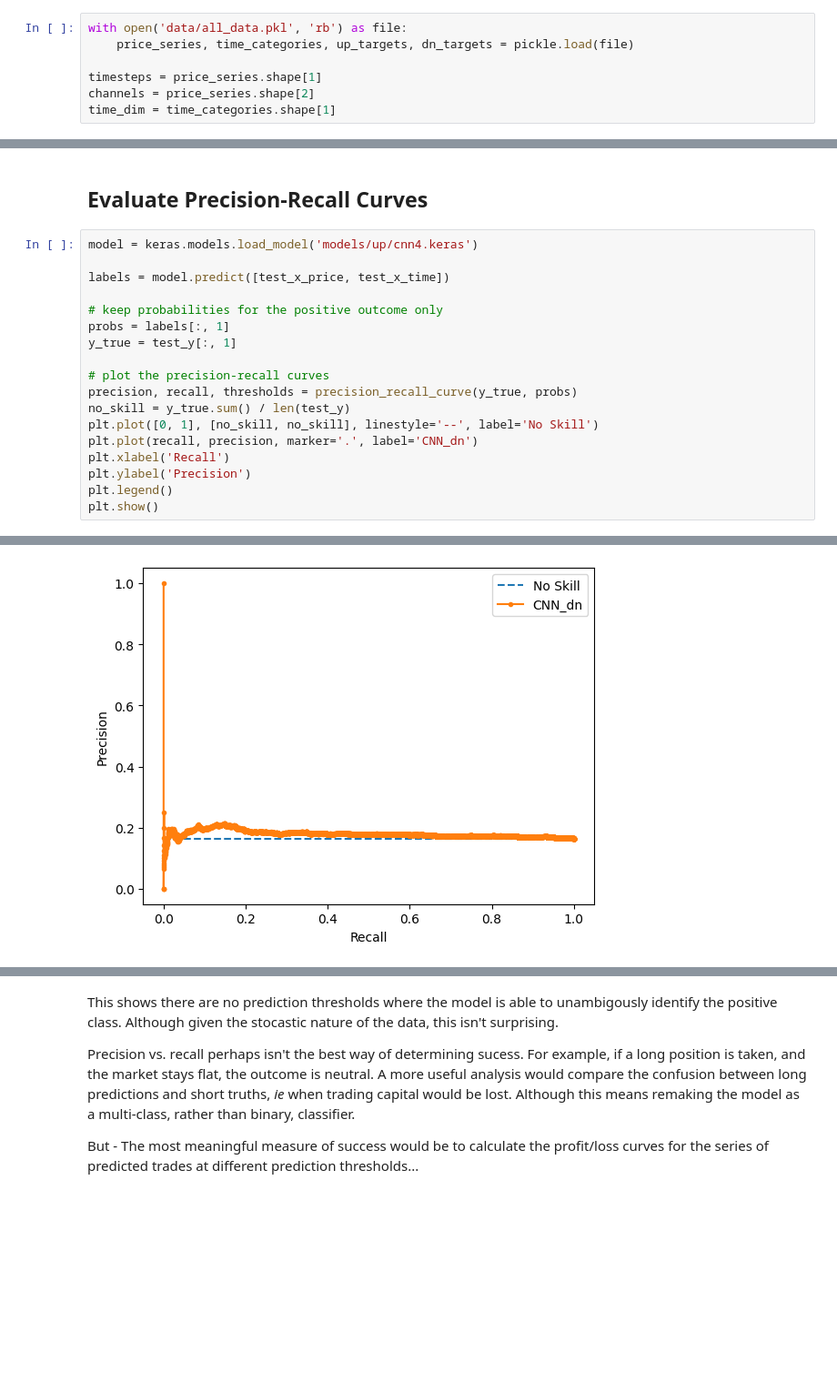
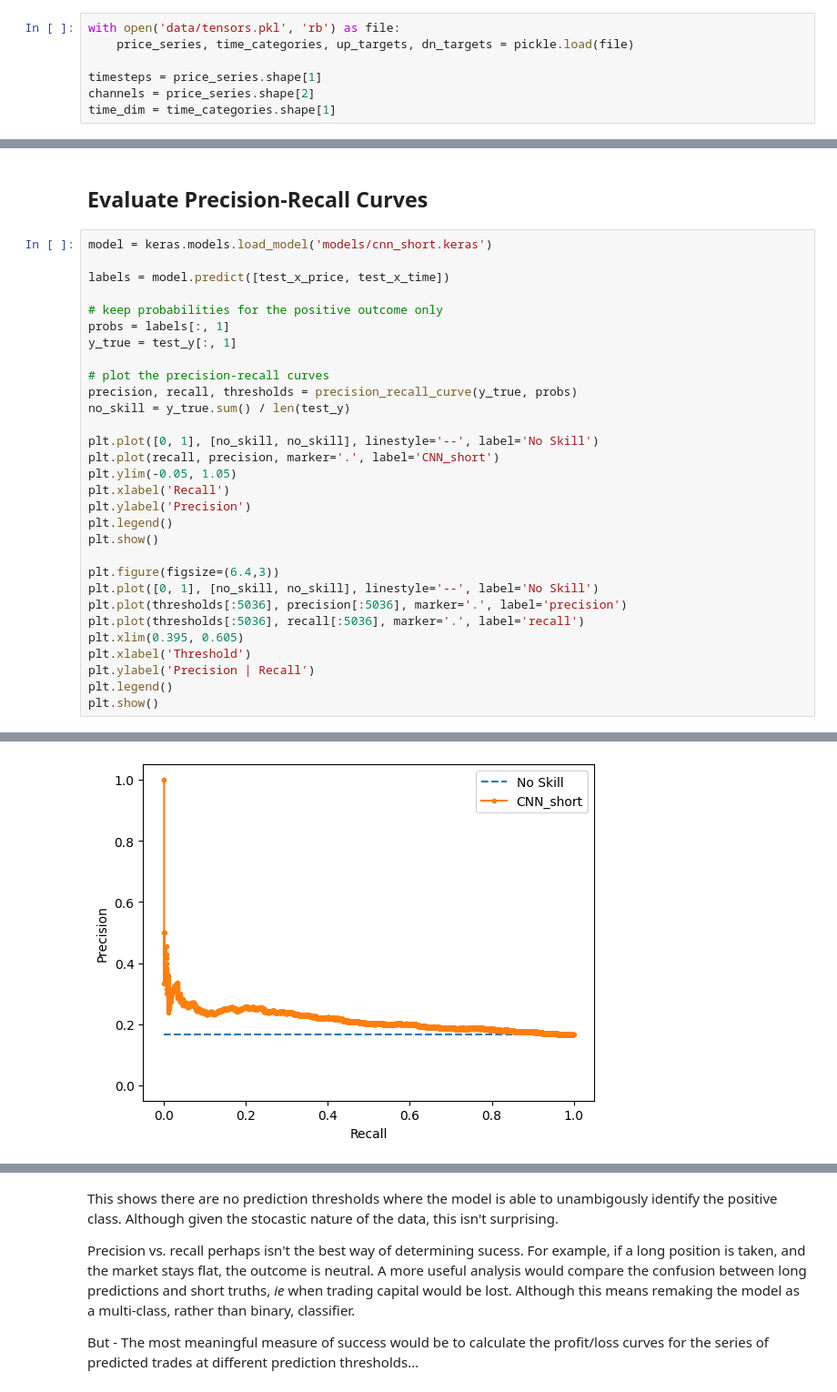
Before and after one commit to colurw/temporal_CNN, a Jupyter notebook: 2_train_model.ipynb, the cells around one changed output, grey strips where cells are left out. Shown: that part at 91% size. Drawn from its saved outputs; the diff is of its cells as text; blank space fills up the shorter version.

```diff
--- a/2_train_model.ipynb
+++ b/2_train_model.ipynb
@@ -25,7 +23,7 @@ WARNING:tensorflow:From c:\Users\catie\AppData\Local\Programs\Python\Python311\L
 # %% [markdown]
 ## Load Data
 # %%
-with open('data/all_data.pkl', 'rb') as file:
+with open('data/tensors.pkl', 'rb') as file:
     price_series, time_categories, up_targets, dn_targets = pickle.load(file)
 
 timesteps = price_series.shape[1]
@@ -131,7 +132,7 @@ model.save('models/up/cnn4.keras')
 # %% [markdown]
 ## Evaluate Precision-Recall Curves
 # %%
-model = keras.models.load_model('models/up/cnn4.keras')
+model = keras.models.load_model('models/cnn_short.keras')
 
 labels = model.predict([test_x_price, test_x_time])
 
@@ -142,10 +143,22 @@ y_true = test_y[:, 1]
 # plot the precision-recall curves
 precision, recall, thresholds = precision_recall_curve(y_true, probs)
 no_skill = y_true.sum() / len(test_y)
+
 plt.plot([0, 1], [no_skill, no_skill], linestyle='--', label='No Skill')
-plt.plot(recall, precision, marker='.', label='CNN_dn')
+plt.plot(recall, precision, marker='.', label='CNN_short')
+plt.ylim(-0.05, 1.05)
 plt.xlabel('Recall')
 plt.ylabel('Precision')
 plt.legend()
 plt.show()
+
+plt.figure(figsize=(6.4,3))
+plt.plot([0, 1], [no_skill, no_skill], linestyle='--', label='No Skill')
+plt.plot(thresholds[:5036], precision[:5036], marker='.', label='precision')
+plt.plot(thresholds[:5036], recall[:5036], marker='.', label='recall')
+plt.xlim(0.395, 0.605)
+plt.xlabel('Threshold')
+plt.ylabel('Precision | Recall')
+plt.legend()
+plt.show()
 # %% [output]
@@ -153 +166 @@ plt.show()
-[figure, old version]
+[figure, new version]
```
Also changed, not shown: parts of 4 cells of this notebook, 16 other files.
